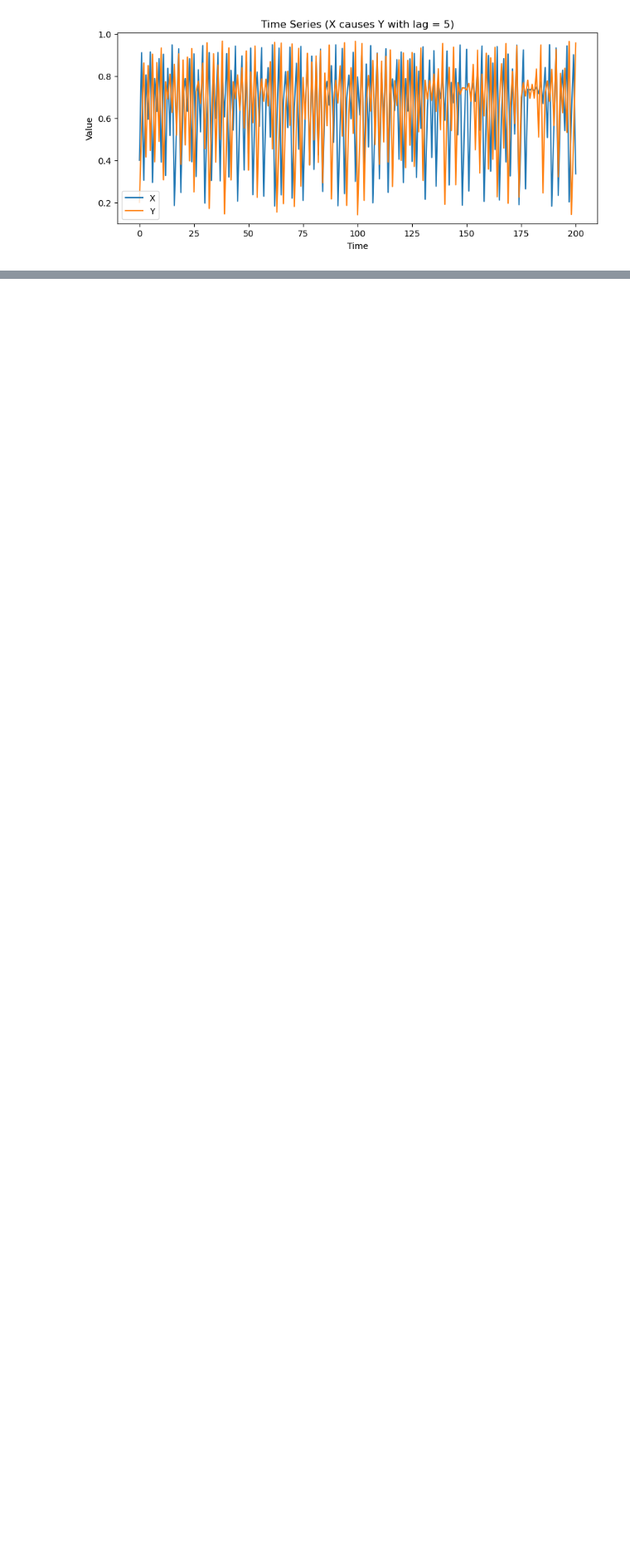
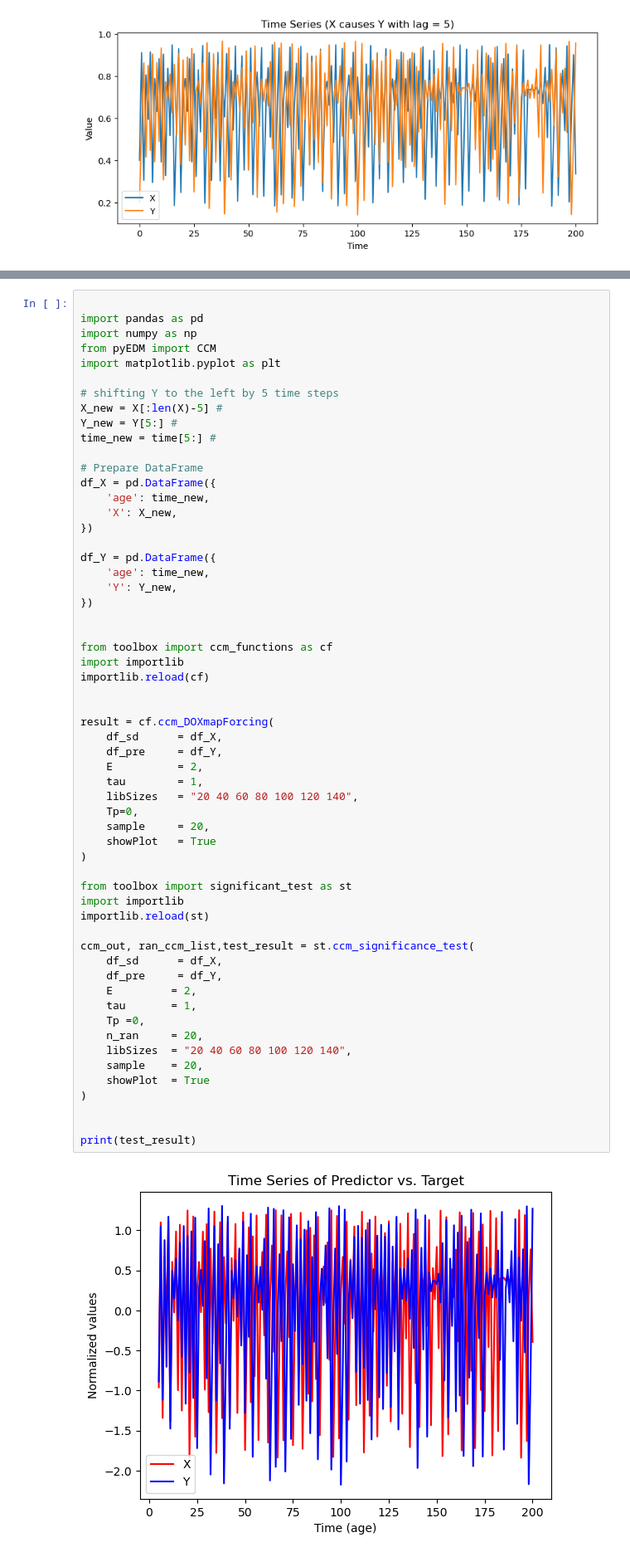
Before and after one commit to Peisong-Zheng/van2015_repeat, a Jupyter notebook: gen_data_to_test_optimal_Tp.ipynb, the cells around one changed output, grey strips where cells are left out. Shown at 83% size. Saved outputs shown, nothing was run; the diff lists cells and outputs as text; blank space fills up the shorter version.

```diff
--- a/gen_data_to_test_optimal_Tp.ipynb
+++ b/gen_data_to_test_optimal_Tp.ipynb
@@ -48,0 +113,60 @@ plt.show()
+# %%
+
+import pandas as pd
+import numpy as np
+from pyEDM import CCM
+import matplotlib.pyplot as plt
+
+# shifting Y to the left by 5 time steps
+X_new = X[:len(X)-5] #
+Y_new = Y[5:] #
+time_new = time[5:] #
+
+# Prepare DataFrame
+df_X = pd.DataFrame({
+    'age': time_new,
+    'X': X_new,
+})
+
+df_Y = pd.DataFrame({
+    'age': time_new,
+    'Y': Y_new,
+})
+
+
+from toolbox import ccm_functions as cf
+import importlib
+importlib.reload(cf)
+
+
+result = cf.ccm_DOXmapForcing(
+    df_sd      = df_X,
+    df_pre     = df_Y,
+    E          = 2,
+    tau        = 1,
+    libSizes   = "20 40 60 80 100 120 140",
+    Tp=0,
+    sample     = 20,
+    showPlot   = True
+)
+
+from toolbox import significant_test as st
+import importlib
+importlib.reload(st)
+
+ccm_out, ran_ccm_list,test_result = st.ccm_significance_test(
+    df_sd      = df_X,
+    df_pre     = df_Y,
+    E         = 2,
+    tau       = 1,
+    Tp =0,
+    n_ran     = 20,
+    libSizes  = "20 40 60 80 100 120 140",
+    sample    = 20,
+    showPlot  = True
+)
+
+
+print(test_result)
+# %% [output]
+[figure, added]
```
Also changed, not shown: parts of 11 cells of this notebook, 4 other files.
